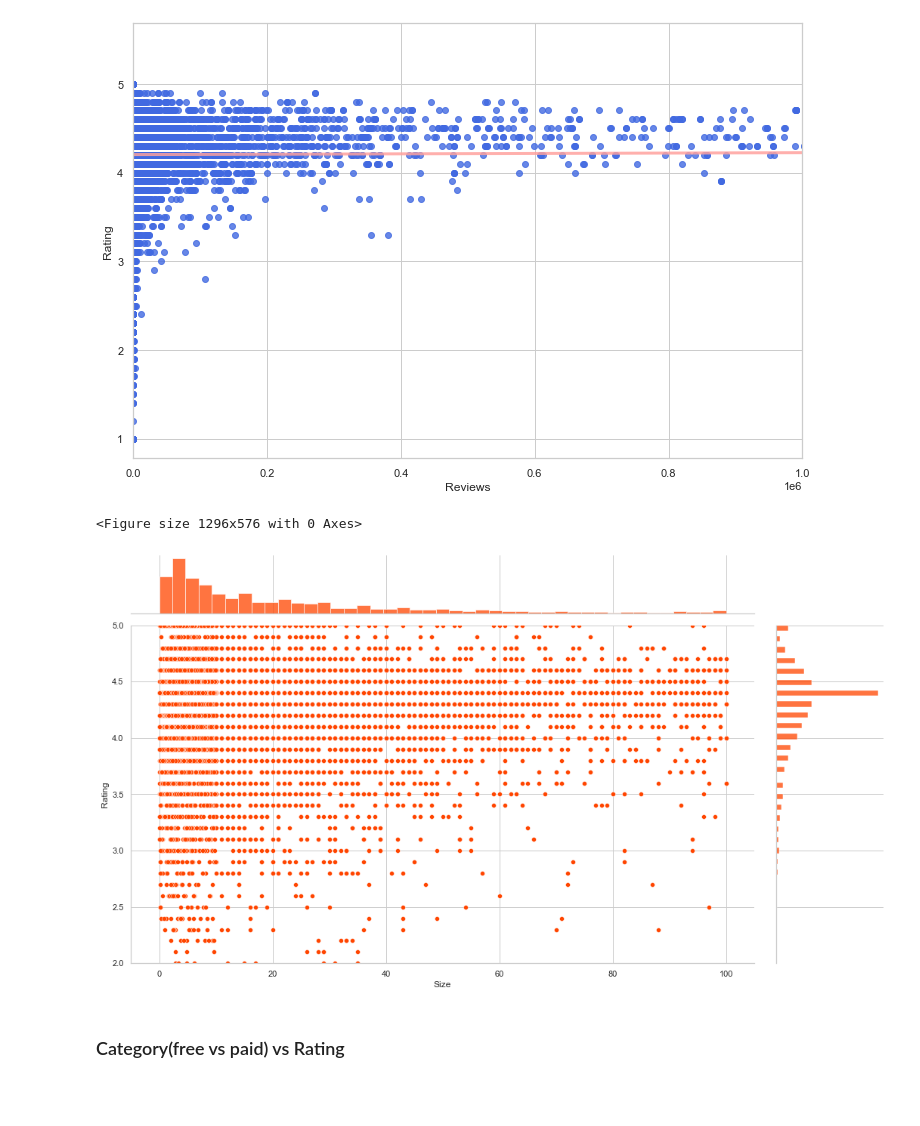
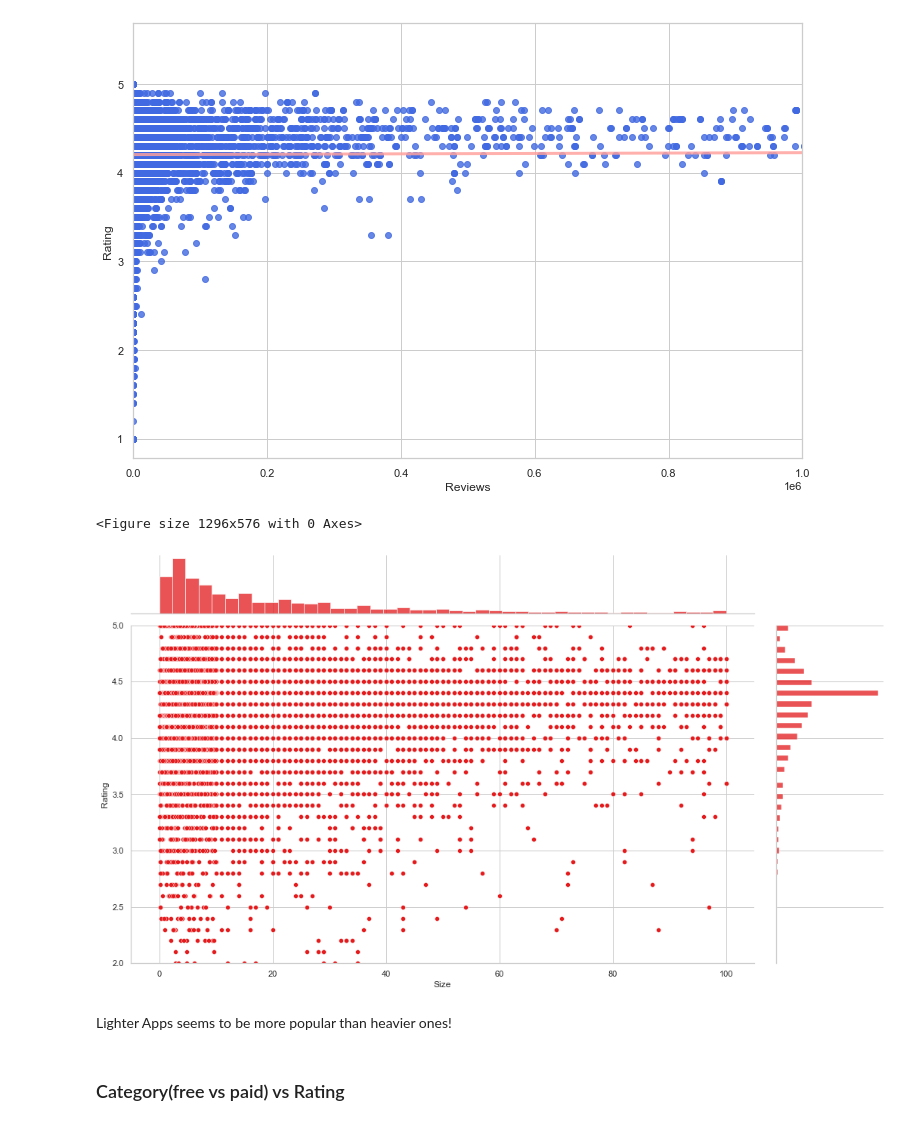
Before and after one commit to jiawei-li89/Project, a Jupyter notebook: Week5-6_Google_Player_Store.ipynb, the cells around one changed output. Drawn from its saved outputs; the diff is of its cells as text; code cells hidden in the pictures; blank space fills up the shorter version.

```diff
--- a/Week5-6_Google_Player_Store.ipynb
+++ b/Week5-6_Google_Player_Store.ipynb
@@ -576,13 +576,15 @@ g.set(xlim=(0, 1000000))
 [figure]
 # %%
 plt.figure(figsize=(18,8))
-g = sns.jointplot(x='Size',y='Rating',data=playstore,color=my_colors[5],ylim={2,5})
+g = sns.jointplot(x='Size',y='Rating',data=playstore,ylim={2,5}, palette='Set1')
 g.fig.set_figwidth(16.27)
 g.fig.set_figheight(8.7)
 plt.show()
 # %% [output]
 <Figure size 1296x576 with 0 Axes>
-[figure, old version]
+[figure, new version]
+# %% [markdown]
+Lighter Apps seems to be more popular than heavier ones!
 # %% [markdown]
 ### Category(free vs paid) vs Rating
 # %%
```
